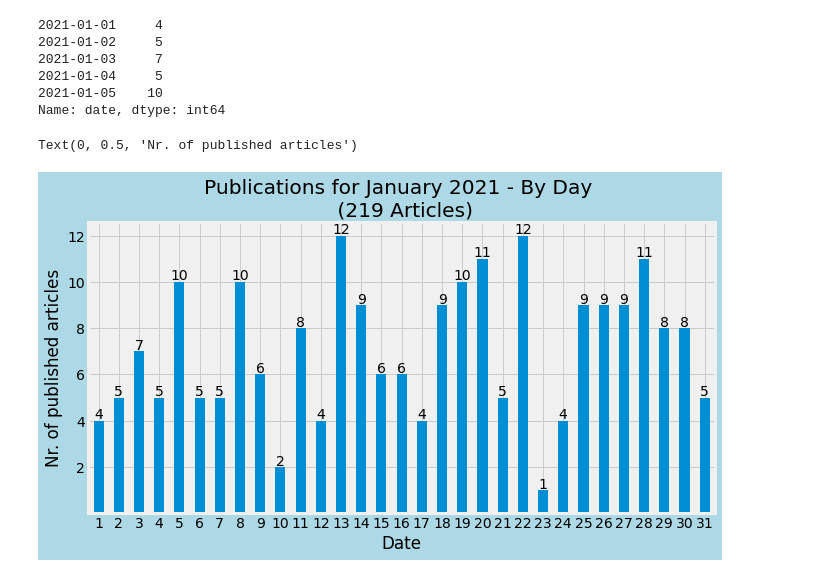
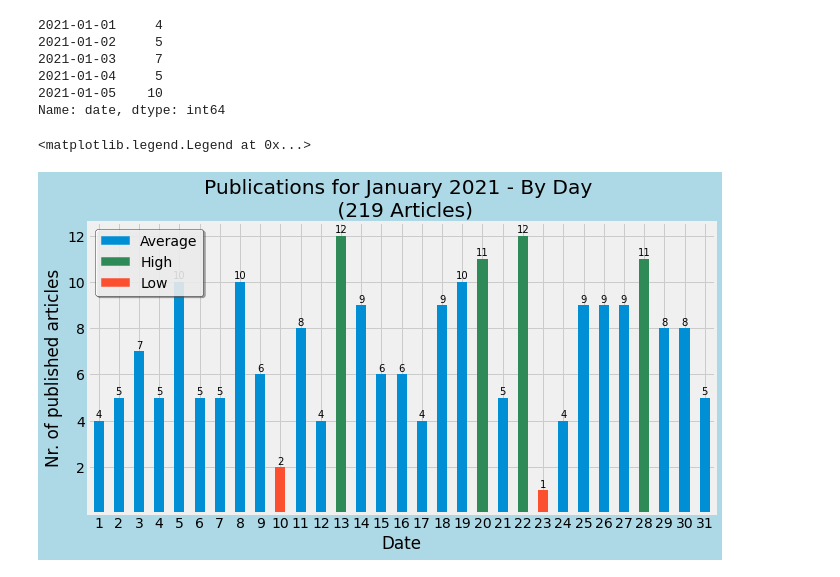
Before and after one commit to vollenia/data_analysis_CNN_news, a Jupyter notebook: analysis_cnn_xml.ipynb, the cells around one changed output. Drawn from its saved outputs; the diff is of its cells as text; code cells hidden in the pictures.

```diff
--- a/analysis_cnn_xml.ipynb
+++ b/analysis_cnn_xml.ipynb
@@ -204,3 +204,24 @@ ax_days.set_ylabel("Nr. of articles published")
 # %% [output]
 Text(0, 0.5, 'Nr. of articles published')
 [figure]
+# %%
+# Inititating the plot
+fig_days, ax_days = plt.subplots()
+
+# Feeding the data (pandas Series)
+weekdays_pub.plot(kind="barh", title=f"Publications for 2021 - By Weekday \n ({np.sum(weekdays_pub.values)} Articles)", figsize=(10,5))
+
+# Annotating individual bars
+#for bar in ax_days.patches:
+    #ax_days.annotate(bar.get_height(), (bar.get_x() + bar.get_width()/2, bar.get_height()),
+    #xytext=(0,6), textcoords="offset points", ha="center", va="center")
+
+for bar in ax_days.patches:
+    plt.text(bar.get_width(), bar.get_y() + bar.get_height()/2, bar.get_width(), ha="left", va="center")
+
+# Configuring the chart
+fig_days.set_facecolor("lightblue")
+#ax_days.set_xticklabels(labels=weekdays_pub.index, rotation=0)
+#ax_days.set_xticks(np.arange(0,np.max(weekdays_pub)+1, step=100)[1:])
+ax_days.set_ylabel("Weekdays")
+ax_days.set_xlabel("Nr. of articles published")
@@ -335,23 +359,31 @@ Name: date, dtype: int64
 # %%
 # Initiating the plot
 fig_pub_month, ax_pub_month = plt.subplots()
 
 # Feeding the data (pandas Series)
-publications_one_month.plot(kind="bar", title=f"Publications for January 2021 - By Day \n ({np.sum(publications_one_month.values)} Articles)", figsize=(10,5), alpha=1, linewidth=2, edgecolor=None)
+publications_one_month.plot(kind="bar", title=f"Publications for January 2021 - By Day \n ({np.sum(publications_one_month.values)} Articles)",
+                            figsize=(10,5), alpha=1, linewidth=2, edgecolor=None, color=bar_c)
 
 # Annotating individual bars
 for bar in ax_pub_month.patches:
     ax_pub_month.annotate(bar.get_height(),(bar.get_x()+bar.get_width()/2, bar.get_height()),
-    xytext=(0, 6), textcoords="offset points", ha="center", va="center")
+    xytext=(0, 6), fontsize=10, textcoords="offset points", ha="center", va="center")
 
 # Configuring the chart
-fig_pub_month.set_facecolor('lightblue') # outer
+fig_pub_month.set_facecolor("lightblue") # outer
 #ax_pub.set_facecolor('lightgrey') # inner
 ax_pub_month.set_xticks(np.arange(len(publications_one_month))) # custom ticks 1/2
 ax_pub_month.set_xticklabels(np.arange(1, len(publications_one_month)+1), rotation=0) # custom ticks 2/2
 ax_pub_month.set_yticks(np.arange(0,np.max(publications_one_month)+1, step=2)[1:])
 ax_pub_month.set_xlabel("Date")
 ax_pub_month.set_ylabel("Nr. of published articles")
+
+import matplotlib.patches as mpatches
+blue_patch = mpatches.Patch(color="#008fd5", label="Average")
+green_patch = mpatches.Patch(color="seagreen", label="High")
+red_patch = mpatches.Patch(color="#fc4f30", label="Low")
+ax_pub_month.legend(handles=[blue_patch, green_patch, red_patch], handleheight=bar.get_width(), loc="upper left", title=None,
+                    facecolor="white", edgecolor="black", fancybox=True, shadow=True, borderpad=None, framealpha=0.8, fontsize=14)
 # %% [output]
-Text(0, 0.5, 'Nr. of published articles')
+<matplotlib.legend.Legend at 0x...>
-[figure, old version]
+[figure, new version]
```
Also changed, not shown: parts of 6 cells of this notebook.
